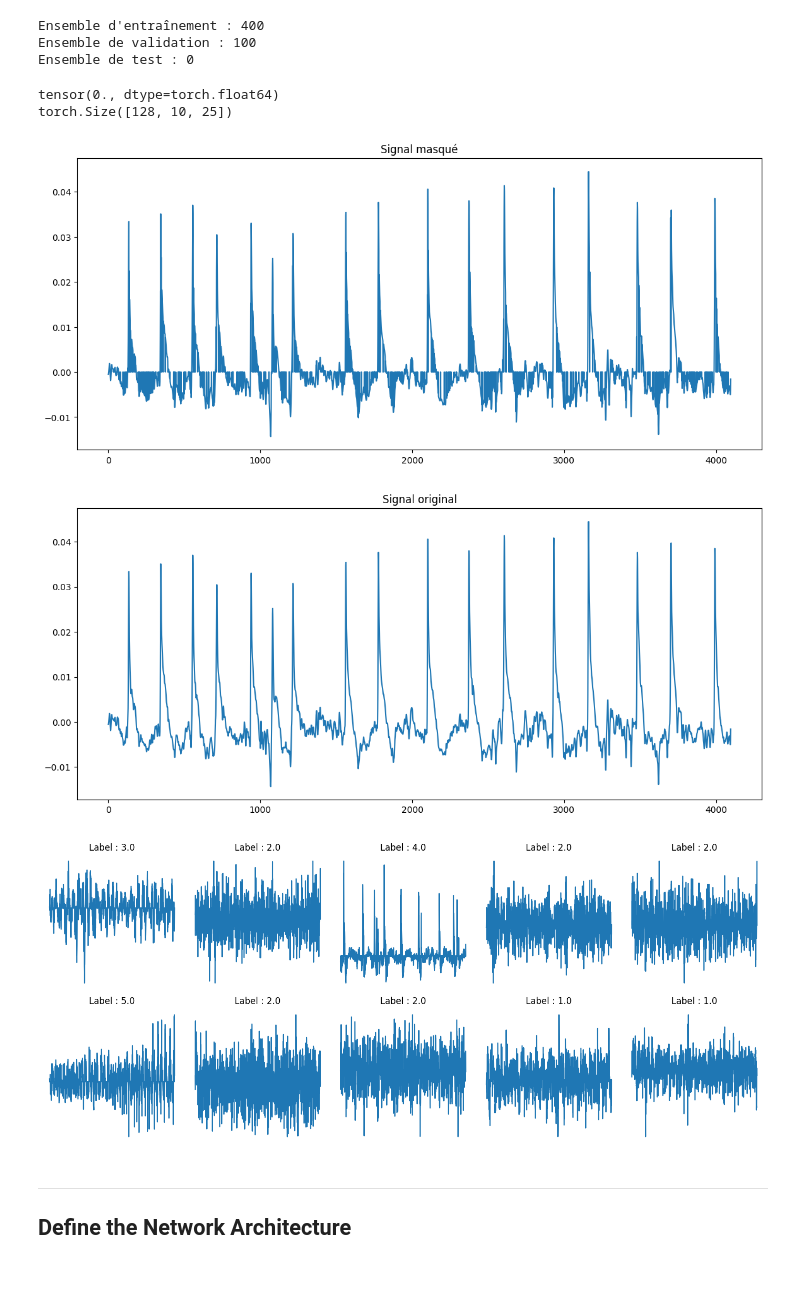
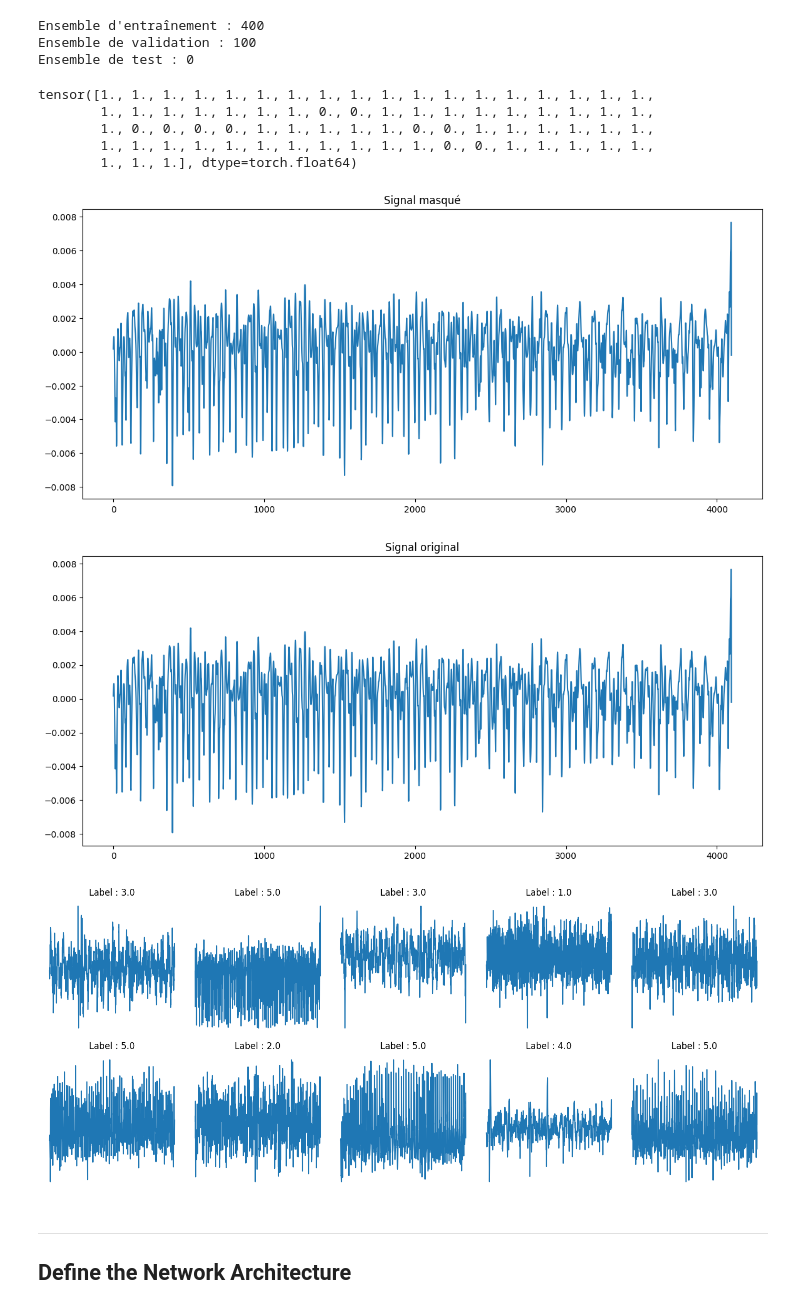
Before and after one commit to deubn31/PTI-Analyse-Classification-de-signaux-EEG, a Jupyter notebook: PainAttnNet_Implementation copy 2.ipynb, the cells around one changed output. Drawn from its saved outputs; the diff is of its cells as text; code cells hidden in the pictures; blank space fills up the shorter version.

```diff
--- a/PainAttnNet_Implementation copy 2.ipynb
+++ b/PainAttnNet_Implementation copy 2.ipynb
@@ -136,7 +136,7 @@ filtered_signals = (filtered_signals - mean) / variance
 # Créer un Dataset personnalisé
 class EEGDataset(torch.utils.data.Dataset):
     def __init__(self, signals, labels):
-        self.signals = torch.tensor(signals, dtype=torch.float32).unsqueeze(1)  # Ajouter une dimension pour le canal
+        self.signals = torch.tensor(signals, dtype=torch.float).unsqueeze(1)  # Ajouter une dimension pour le canal
         self.labels = torch.tensor(labels, dtype=torch.long)
         #Modification labels sain et malade
         for idx in range(len(self.labels)):
@@ -182,15 +182,26 @@ class EEGImputationDataset(torch.utils.data.Dataset):
 
         # Create mask using numpy array
 
-        maskseq = geom_noise_mask_single(25,
-                        lm=self.mean_mask_length,
-                        masking_ratio=self.masking_ratio)
+        #masseq=geom_noise_mask_single(25,
+        #                lm=self.mean_mask_length,
+        #                masking_ratio=self.masking_ratio)
 
-        mask=np.zeros((10,25))
-        for m in range(10):
-            mask[m,:] = maskseq
+        index=np.random.randint(1,74,5)
+        mask=np.ones((30,75))
 
-        return mask, x, self.labels[idx]
+        for m in range(30):
+            for i in range (index.size):
+                mask[m,index[i]-1:index[i]+1] = 0
+
+
+        #distracteurs doivent être différents
+        distractors=np.random.randint(0,75,5)
+        indexmask=np.where(mask==0)
+        for i in range (distractors.size):
+            while distractors[i] in index:
+                distractors[i]=np.random.randint(0,75)
+
+        return distractors, mask, x, self.labels[idx]
 
     def __len__(self):
         return len(self.signals)
@@ -199,7 +210,7 @@ class EEGImputationDataset(torch.utils.data.Dataset):
 dataset = EEGImputationDataset(
     signals=filtered_signals,
     labels=labels,
-    mean_mask_length=5,
+    mean_mask_length=3,
     masking_ratio=0.15,
     mode='separate'
 )
@@ -287,59 +298,67 @@ Ensemble d'entraînement : 400
 Ensemble de validation : 100
 Ensemble de test : 0
 # %%
-mask,x,labels=next(iter(train_loader))
-a=mask[1,1,:]
-b=mask[1,8,:]
-c=a-b
-print(sum(c))
-print(mask.shape)
+distractors,mask,x,labels=next(iter(train_loader))
+a=mask[1,:,:]
+b=mask[2,:,:]
+c=mask[3,:,:]
+
+d=mask[4,:,:]
+
+e=mask[5,:,:]
+
+
+print(a[1,:])
 # %% [output]
-tensor(0., dtype=torch.float64)
-torch.Size([128, 10, 25])
+tensor([1., 1., 1., 1., 1., 1., 1., 1., 1., 1., 1., 1., 1., 1., 1., 1., 1., 1.,
+        1., 1., 1., 1., 1., 1., 1., 0., 0., 1., 1., 1., 1., 1., 1., 1., 1., 1.,
+        1., 0., 0., 0., 0., 1., 1., 1., 1., 1., 0., 0., 1., 1., 1., 1., 1., 1.,
+        1., 1., 1., 1., 1., 1., 1., 1., 1., 1., 1., 0., 0., 1., 1., 1., 1., 1.,
+        1., 1., 1.], dtype=torch.float64)
 # %%
 # Sélectionner un batch aléatoire de signaux d'entraînement
 dataiter = iter(train_loader)
-x_masked, mask, x, labels = next(dataiter)
+distractors, mask, x, labels = next(dataiter)
 
 #Comparaison x_masked et x pour 1 signal
 # Sélectionner un signal aléatoire
-random_index = np.random.randint(0, x_masked.shape[0])
-signal = x_masked[random_index].squeeze().cpu().numpy()
+random_index = np.random.randint(0, x.shape[0])
+signal = x[random_index].squeeze().cpu().numpy()
 original_signal = x[random_index].squeeze().cpu().numpy()
 #Affichage des signaux sur 2 graphiques différents
 plt.figure(figsize=(14, 6))
 plt.plot(signal.T)
 plt.title("Signal masqué")
 plt.show()
 
 plt.figure(figsize=(14, 6))
 plt.plot(original_signal.T)
 plt.title("Signal original")
 plt.show()
 
 
 
 # Afficher les signaux dans le batch, avec les labels correspondants
 plt.figure(figsize=(14, 6))
 for i in range(10):
     plt.subplot(2, 5, i + 1)
-    plt.plot(x_masked[i].squeeze().cpu().numpy().T)
+    plt.plot(x[i].squeeze().cpu().numpy().T)
     plt.title(f"Label : {labels[i].item()}")
     plt.axis('off')
 plt.tight_layout()
 plt.show()
 
 # Afficher le rapport du nombre de 0 par rapport aux reste sur les signaux masqués
 # Calculer le nombre de 0 dans chaque signal masqué
-num_zeros = (x_masked == 0).sum(dim=2).sum(dim=1).cpu().numpy()
+num_zeros = (x == 0).sum(dim=2).sum(dim=1).cpu().numpy()
 # Calculer le nombre total de valeurs dans chaque signal
-num_total = x_masked.shape[2]
+num_total = x.shape[2]
 # Calculer le rapport de 0 par rapport au reste
 zero_ratio = num_zeros / num_total
 # %% [output]
-[figure, old version]
+[figure, new version]
-[figure, old version]
+[figure, new version]
-[figure, old version]
+[figure, new version]
 # %% [markdown]
 ---
 ## Define the Network Architecture
```
Also changed, not shown: parts of 9 cells of this notebook, 1 other file.
